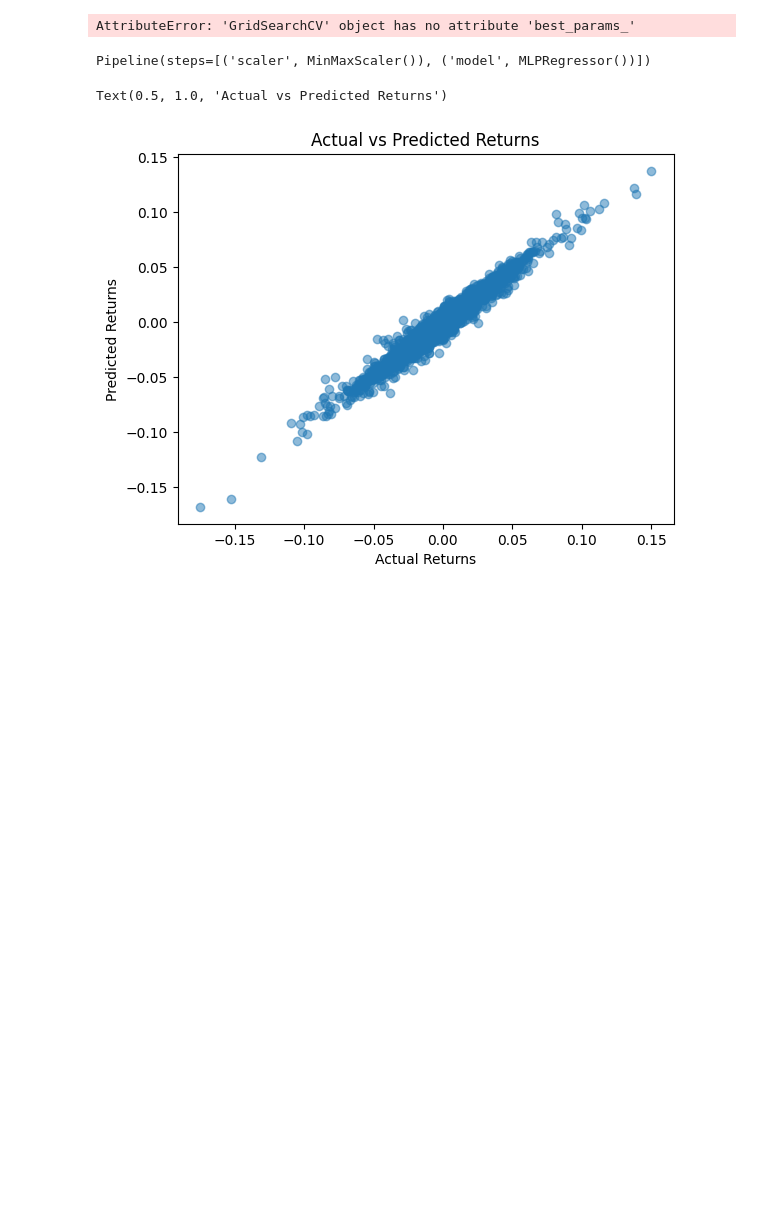
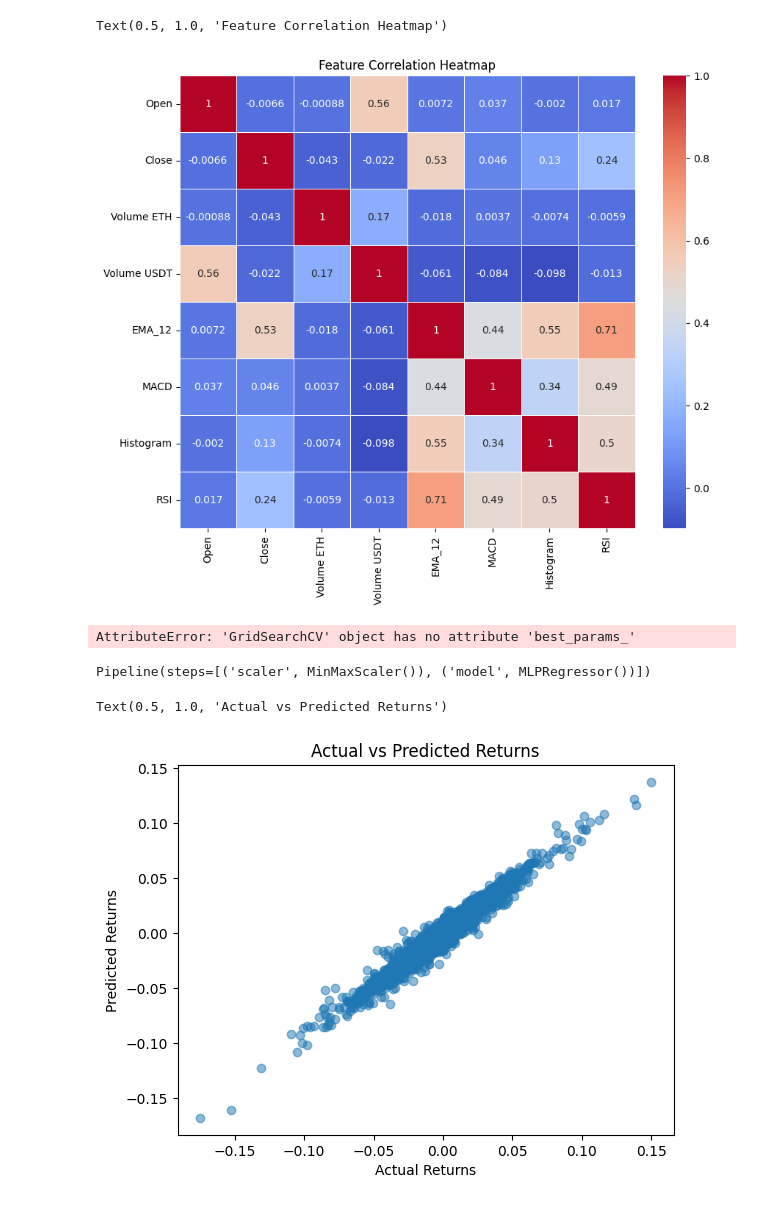
Before and after one commit to spockiash/DataAnalysis, a Jupyter notebook: Notebooks/GeneralAnalysis/ETHUSDT_TA_ML.ipynb, the cells around one changed output. Drawn from its saved outputs; the diff is of its cells as text; code cells hidden in the pictures; blank space fills up the shorter version.

```diff
--- a/Notebooks/GeneralAnalysis/ETHUSDT_TA_ML.ipynb
+++ b/Notebooks/GeneralAnalysis/ETHUSDT_TA_ML.ipynb
@@ -54,3 +75,19 @@ data
+# %%
+# Remove highly correlated features
+features_to_drop = [col for pair in high_corr_features for col in pair[1:]]
+reduced_features = [f for f in data.columns if f not in features_to_drop]
+data_reduced = data[reduced_features]
+# %%
+data_reduced = data_reduced.drop(columns=['Symbol'])
+data_reduced.set_index('Close')
+correlation_matrix = data_reduced.corr()
+# Visualize correlations
+plt.figure(figsize=(10, 8))
+sns.heatmap(correlation_matrix, annot=True, cmap='coolwarm', linewidths=0.5)
+plt.title('Feature Correlation Heatmap')
+# %% [output]
+Text(0.5, 1.0, 'Feature Correlation Heatmap')
+[figure, added]
 # %%
 # Assuming Date is already the index, only select the relevant features (excluding Date)
 features = ['Close', 'Volume ETH', 'tradecount','EMA_12', 'EMA_26', 'MACD', 'RSI']
```
Also changed, not shown: parts of 5 cells of this notebook, 1 other file.
